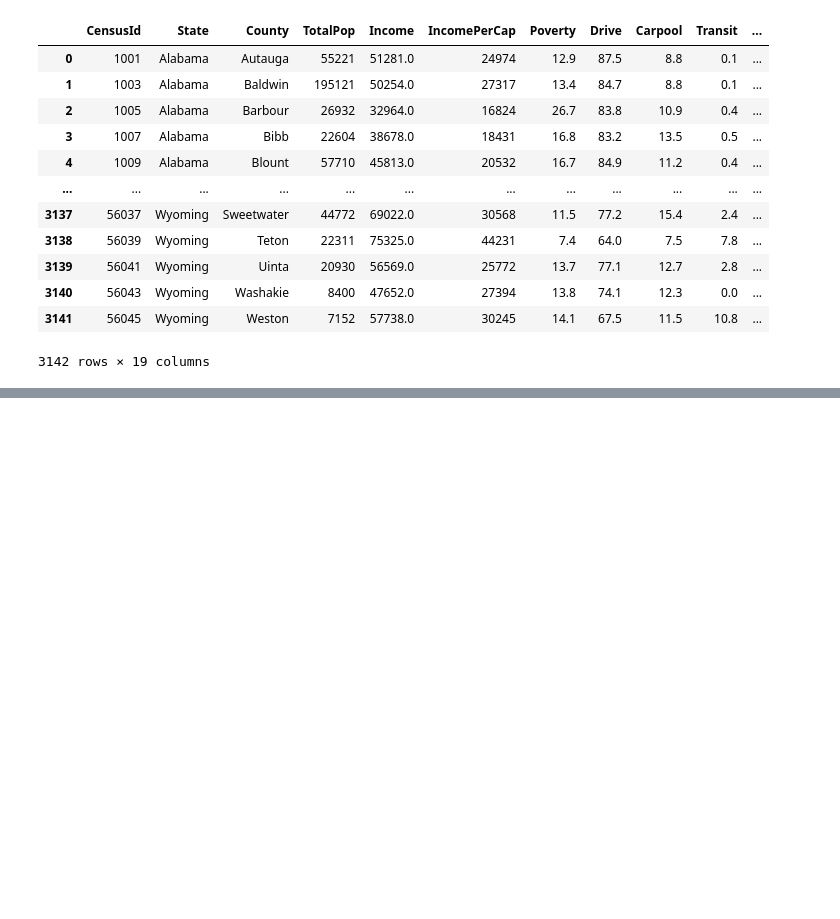
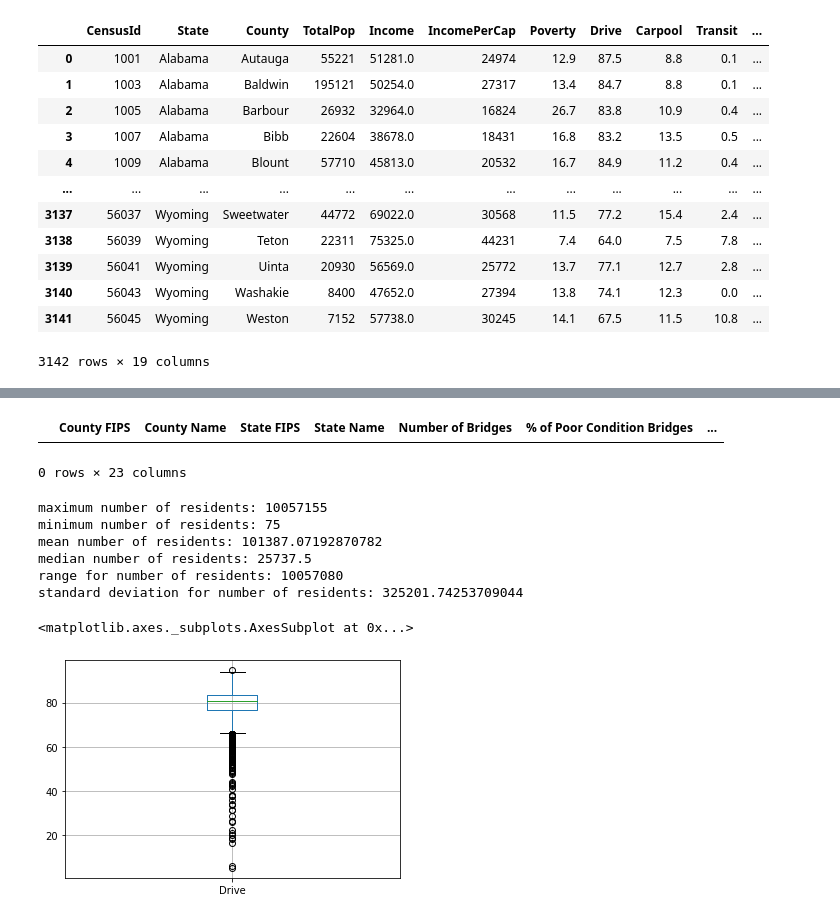
Before and after one commit to c-biancone/ISCH-370_Project, a Jupyter notebook: ISCH370_Group2.ipynb, the cells around one changed output, grey strips where cells are left out. Drawn from its saved outputs; the diff is of its cells as text; code cells hidden in the pictures; blank space fills up the shorter version.

```diff
--- a/ISCH370_Group2.ipynb
+++ b/ISCH370_Group2.ipynb
@@ -210,0 +321,28 @@ countyTransCleaned
+# %%
+# query: counties where there are more workers commuting out than in
+countyTransCleaned.query("`Number of resident workers who commute to work in other counties` > `Number of workers from other counties who commute to work in the county`")
+# %% [output]
+|  | County FIPS | County Name | State FIPS | State Name | Number of Bridges | % of Poor Condition Bridges | ... |
+0 rows × 23 columns
+# %%
+# maximum number of residents for a county
+print(f"maximum number of residents: {countyTransCleaned['Number of residents'].max()}")
+print(f"minimum number of residents: {countyTransCleaned['Number of residents'].min()}")
+print(f"mean number of residents: {countyTransCleaned['Number of residents'].mean()}")
+print(f"median number of residents: {countyTransCleaned['Number of residents'].median()}")
+print(f"range for number of residents: {countyTransCleaned['Number of residents'].max() - countyTransCleaned['Number of residents'].min()}")
+print(f"standard deviation for number of residents: {countyTransCleaned['Number of residents'].std()}")
+# %% [output]
+maximum number of residents: 10057155
+minimum number of residents: 75
+mean number of residents: 101387.07192870782
+median number of residents: 25737.5
+range for number of residents: 10057080
+standard deviation for number of residents: 325201.74253709044
+# %%
+import matplotlib.pyplot as plt
+countyTransCleaned.boxplot(column='Drive')
+#plt.semilogy()
+# %% [output]
+<matplotlib.axes._subplots.AxesSubplot at 0x...>
+[figure, added]
```
Also changed, not shown: parts of 18 cells of this notebook.
